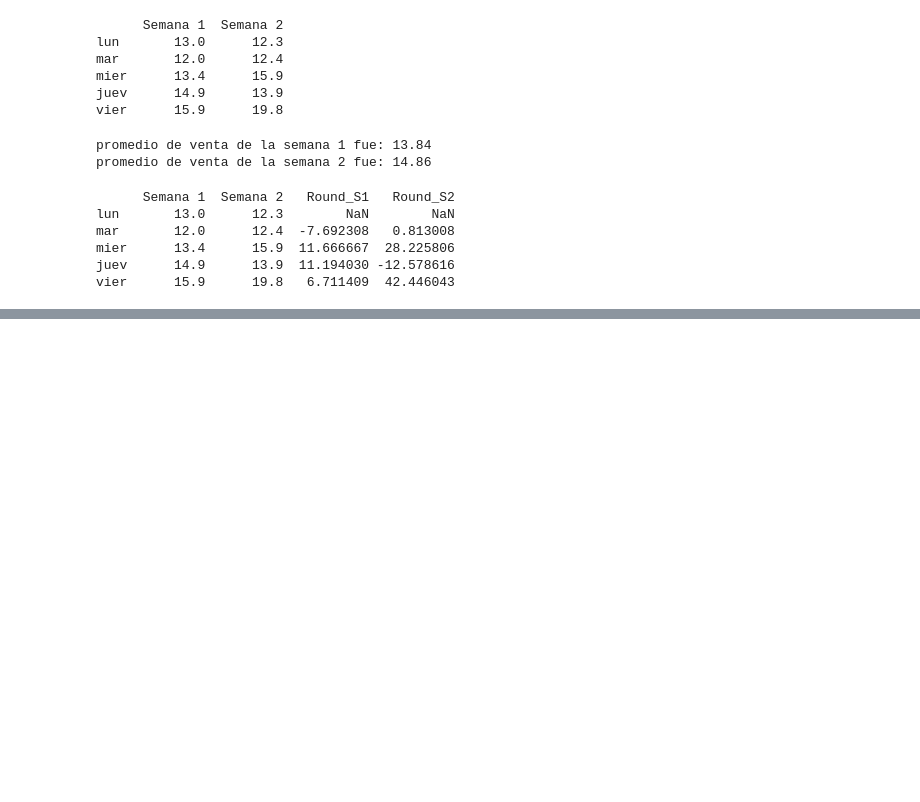
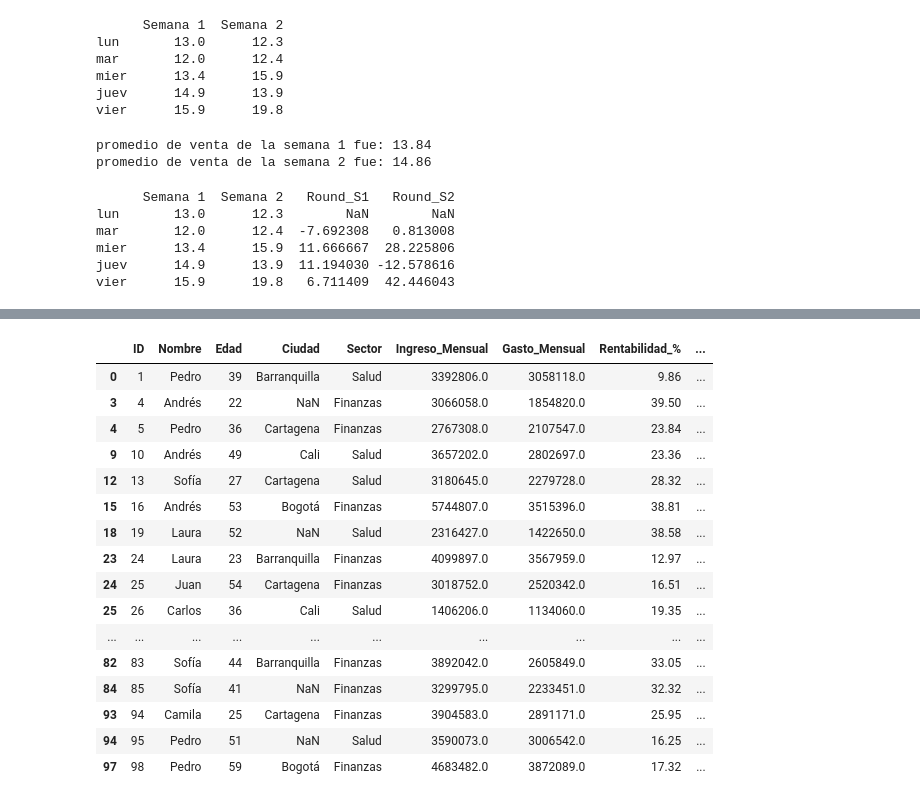
Before and after one commit to juandiegoescobar05-arch/Curso-an-lisis-de-datos-, a Jupyter notebook: Clase_analisis_de_datos.ipynb, the cells around one changed output, grey strips where cells are left out. Cells and saved outputs as stored; diff of their text form; code cells hidden in the pictures; blank space fills up the shorter version.

```diff
--- a/Clase_analisis_de_datos.ipynb
+++ b/Clase_analisis_de_datos.ipynb
@@ -827,0 +1362,6 @@ vier      15.9      19.8   6.711409  42.446043
+# %%
+df['Ingreso_Mensual']=df['Ingreso_Mensual'].astype(float)
+df
+# %%
+df.drop_duplicates(inplace=True)
+df
@@ -827,0 +1382,5 @@ vier      15.9      19.8   6.711409  42.446043
+# %%
+df["Media_Global"] = df[numeric_cols].mean(axis=1)
+df["Suma_Total"] = df[numeric_cols].sum(axis=1)
+df["Rango_Datos"] = df[numeric_cols].max(axis=1) - df_clean[numeric_cols].min(axis=1)
+df
@@ -827,0 +1401,8 @@ vier      15.9      19.8   6.711409  42.446043
+# %%
+#Filtro 1
+filtro_1 = df[(df["Ciudad"] == "Bogotá") & (df["Ingreso_Mensual"] > 4000000)]
+#Filtro 2
+filtro_2 = df[(df["Sector"] == "Finanzas") | (df["Sector"] == "Salud")]
+#Filtro 3
+filtro_3 = df[(df["Rentabilidad_%"] > 30) & (df["Gasto_Mensual"] < 3000000)]
+filtro_1
@@ -827,0 +1417,20 @@ vier      15.9      19.8   6.711409  42.446043
+# %%
+filtro_2
+# %% [output]
+|  | ID | Nombre | Edad | Ciudad | Sector | Ingreso_Mensual | Gasto_Mensual | Rentabilidad_% | ... |
+| 0 | 1 | Pedro | 39 | Barranquilla | Salud | 3392806.0 | 3058118.0 | 9.86 | ... |
+| 3 | 4 | Andrés | 22 | NaN | Finanzas | 3066058.0 | 1854820.0 | 39.50 | ... |
+| 4 | 5 | Pedro | 36 | Cartagena | Finanzas | 2767308.0 | 2107547.0 | 23.84 | ... |
+| 9 | 10 | Andrés | 49 | Cali | Salud | 3657202.0 | 2802697.0 | 23.36 | ... |
+| 12 | 13 | Sofía | 27 | Cartagena | Salud | 3180645.0 | 2279728.0 | 28.32 | ... |
+| 15 | 16 | Andrés | 53 | Bogotá | Finanzas | 5744807.0 | 3515396.0 | 38.81 | ... |
+| 18 | 19 | Laura | 52 | NaN | Salud | 2316427.0 | 1422650.0 | 38.58 | ... |
+| 23 | 24 | Laura | 23 | Barranquilla | Finanzas | 4099897.0 | 3567959.0 | 12.97 | ... |
+| 24 | 25 | Juan | 54 | Cartagena | Finanzas | 3018752.0 | 2520342.0 | 16.51 | ... |
+| 25 | 26 | Carlos | 36 | Cali | Salud | 1406206.0 | 1134060.0 | 19.35 | ... |
+| ... | ... | ... | ... | ... | ... | ... | ... | ... | ... |
+| 82 | 83 | Sofía | 44 | Barranquilla | Finanzas | 3892042.0 | 2605849.0 | 33.05 | ... |
+| 84 | 85 | Sofía | 41 | NaN | Finanzas | 3299795.0 | 2233451.0 | 32.32 | ... |
+| 93 | 94 | Camila | 25 | Cartagena | Finanzas | 3904583.0 | 2891171.0 | 25.95 | ... |
+| 94 | 95 | Pedro | 51 | NaN | Salud | 3590073.0 | 3006542.0 | 16.25 | ... |
+| 97 | 98 | Pedro | 59 | Bogotá | Finanzas | 4683482.0 | 3872089.0 | 17.32 | ... |
```
Also changed, not shown: parts of 39 cells of this notebook.
